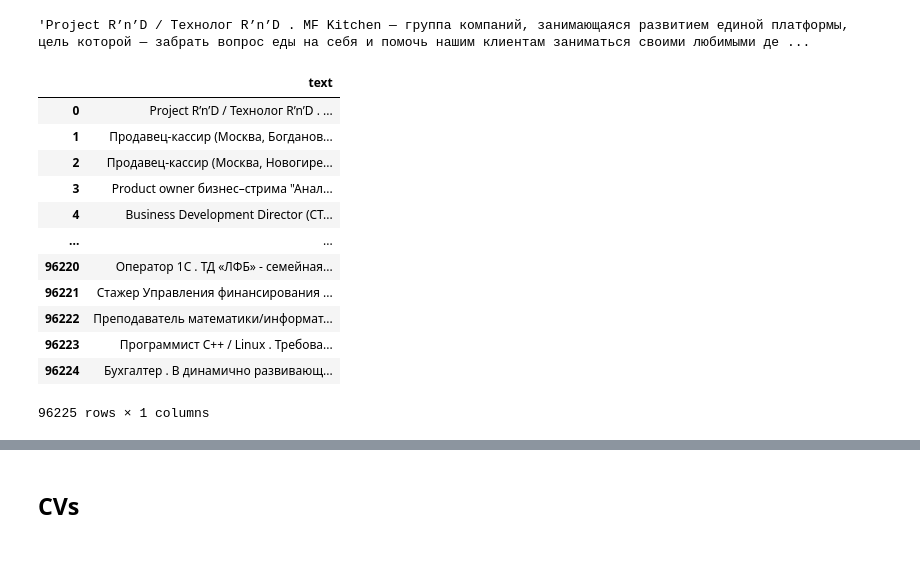
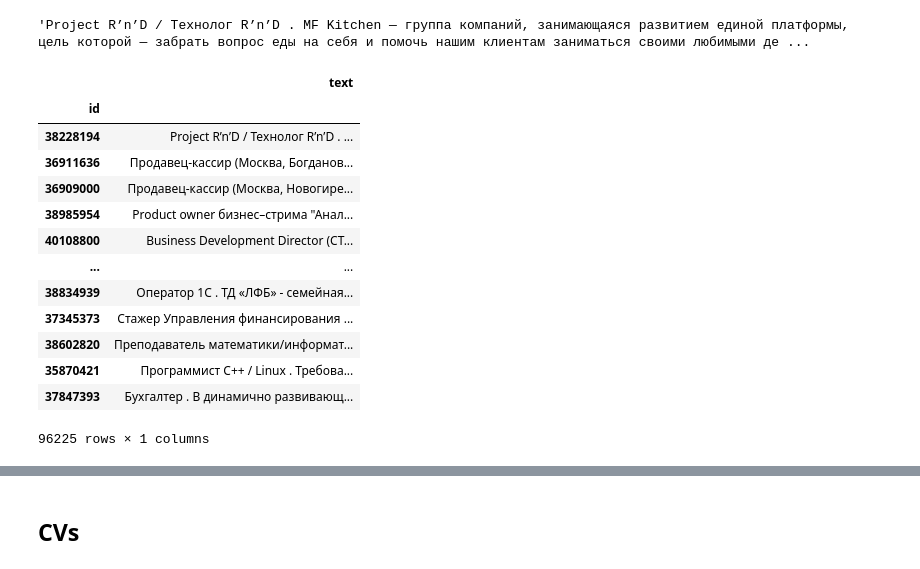
Before and after one commit to rytuo/DL-CASE2, a Jupyter notebook: notebooks/preprocess.ipynb, the cells around one changed output, grey strips where cells are left out. Cells and saved outputs as stored; diff of their text form; code cells hidden in the pictures.

```diff
--- a/notebooks/preprocess.ipynb
+++ b/notebooks/preprocess.ipynb
@@ -42,6 +84,6 @@ raw_vacancies_path
 # %% [markdown]
 ## Vacancies
 # %%
-raw_vacancies = pd.read_csv(raw_vacancies_path)
+raw_vacancies = pd.read_csv(raw_vacancies_path, index_col='id')
 raw_vacancies
 # %% [output]
@@ -93,20 +136,20 @@ raw_vacancies['text'][0]
 # %% [output]
 'Project R’n’D / Технолог R’n’D . MF Kitchen — группа компаний, занимающаяся развитием единой платформы, цель которой — забрать вопрос еды на себя и помочь нашим клиентам заниматься своими любимыми де ...
 # %%
-processed_vacancies = raw_vacancies[['text']].astype(str)
-processed_vacancies = processed_vacancies[processed_vacancies['text'].notnull()]
+processed_vacancies = raw_vacancies[raw_vacancies['text'].notnull()][['text']]
 processed_vacancies
 # %% [output]
 |  | text |
-| 0 | Project R’n’D / Технолог R’n’D . ... |
-| 1 | Продавец-кассир (Москва, Богданов... |
-| 2 | Продавец-кассир (Москва, Новогире... |
-| 3 | Product owner бизнес–стрима "Анал... |
-| 4 | Business Development Director (CT... |
+| id |  |
+| 38228194 | Project R’n’D / Технолог R’n’D . ... |
+| 36911636 | Продавец-кассир (Москва, Богданов... |
+| 36909000 | Продавец-кассир (Москва, Новогире... |
+| 38985954 | Product owner бизнес–стрима "Анал... |
+| 40108800 | Business Development Director (CT... |
 | ... | ... |
-| 96220 | Оператор 1C . ТД «ЛФБ» - семейная... |
-| 96221 | Стажер Управления финансирования ... |
-| 96222 | Преподаватель математики/информат... |
-| 96223 | Программист С++ / Linux . Требова... |
-| 96224 | Бухгалтер . В динамично развивающ... |
+| 38834939 | Оператор 1C . ТД «ЛФБ» - семейная... |
+| 37345373 | Стажер Управления финансирования ... |
+| 38602820 | Преподаватель математики/информат... |
+| 35870421 | Программист С++ / Linux . Требова... |
+| 37847393 | Бухгалтер . В динамично развивающ... |
 96225 rows × 1 columns
```
Also changed, not shown: parts of 14 cells of this notebook, 5 other files.
